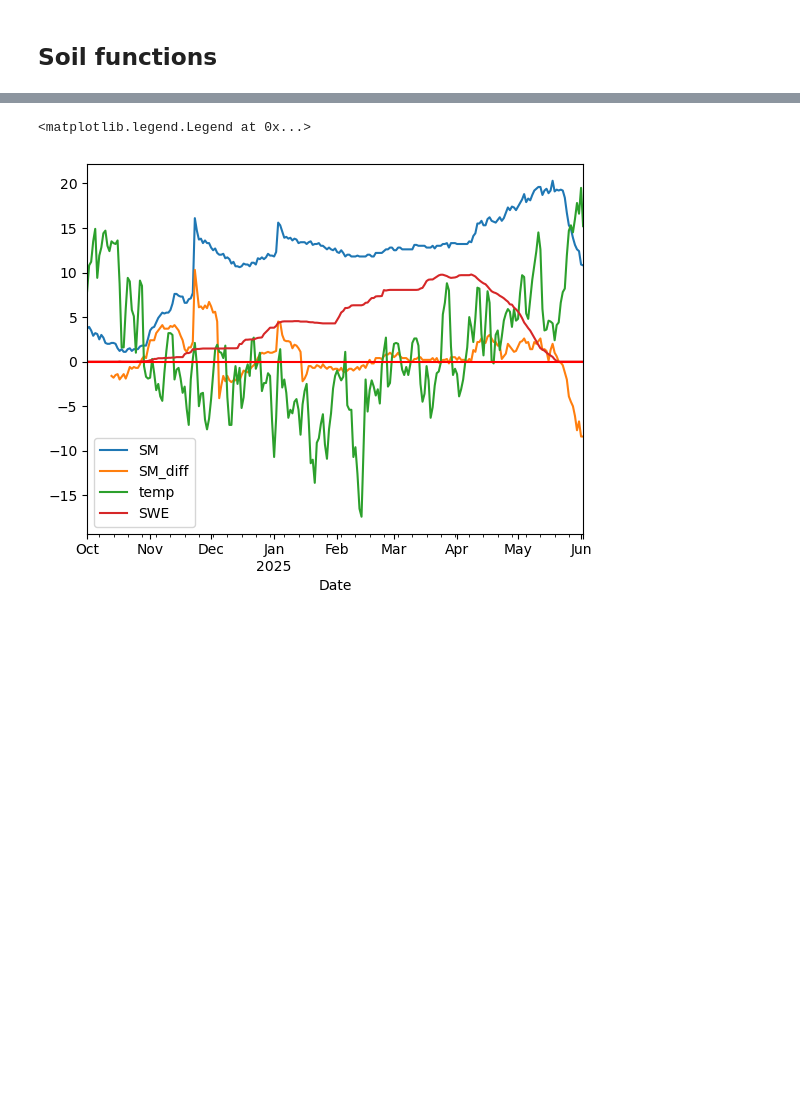
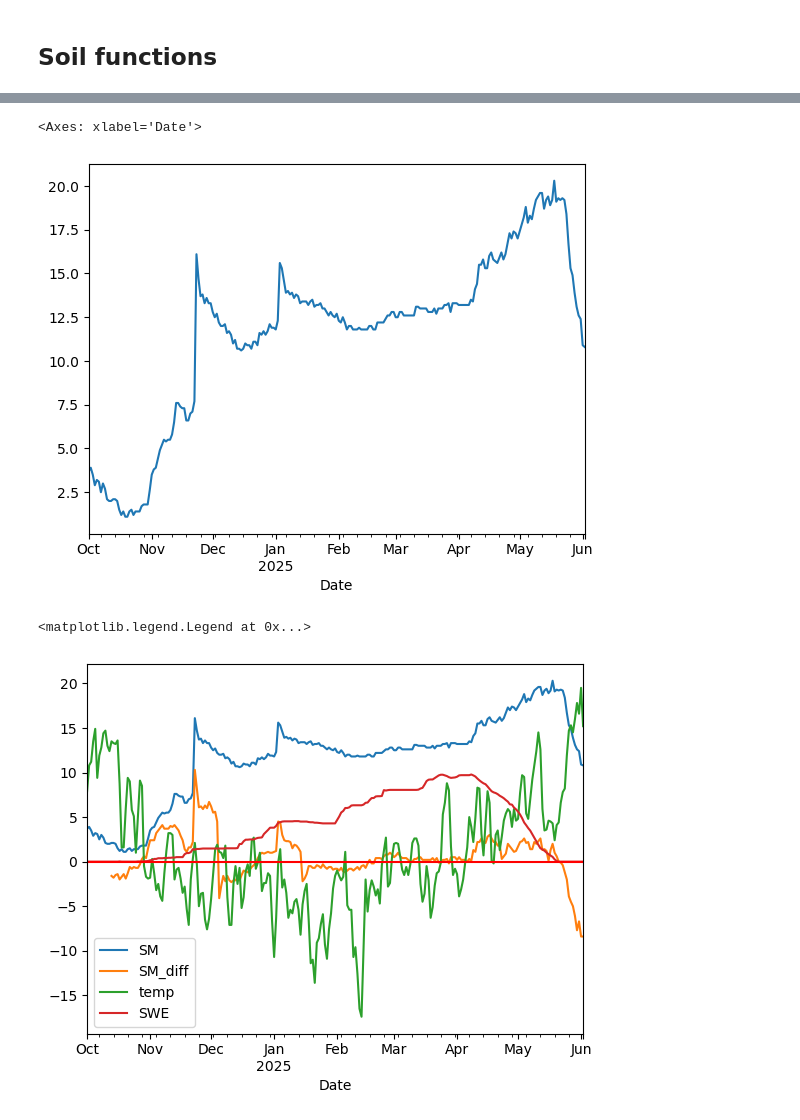
Before and after one commit to rpalomaki/SWE_error_analysis, a Jupyter notebook: ross_sandbox.ipynb, the cells around one changed output, grey strips where cells are left out. Saved outputs shown, nothing was run; the diff lists cells and outputs as text; code cells hidden in the pictures; blank space fills up the shorter version.

```diff
--- a/ross_sandbox.ipynb
+++ b/ross_sandbox.ipynb
@@ -179,3 +71,8 @@ for axx in ax.flatten():
+# %%
+hour
+# %% [output]
+<Axes: xlabel='Date'>
+[figure, added]
 # %%
 mores['sm_2cm'].plot(label='SM')
 mores_12day.plot(label='SM_diff')
```
Also changed, not shown: parts of 9 cells of this notebook, 3 other files.
